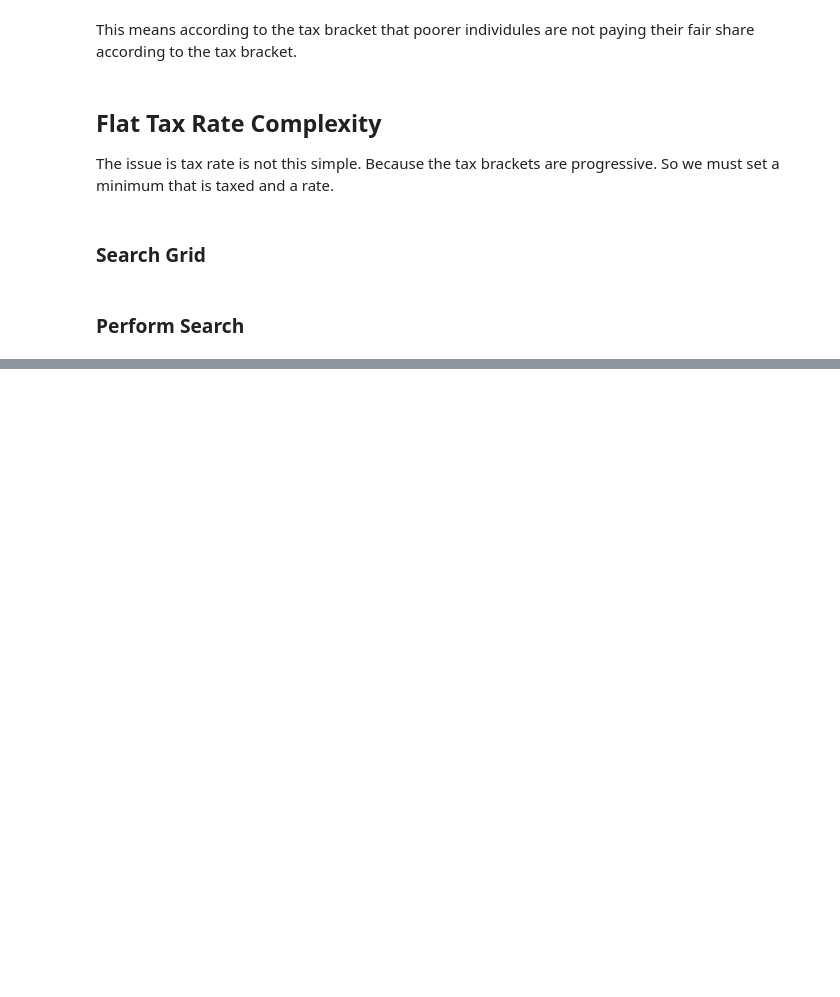
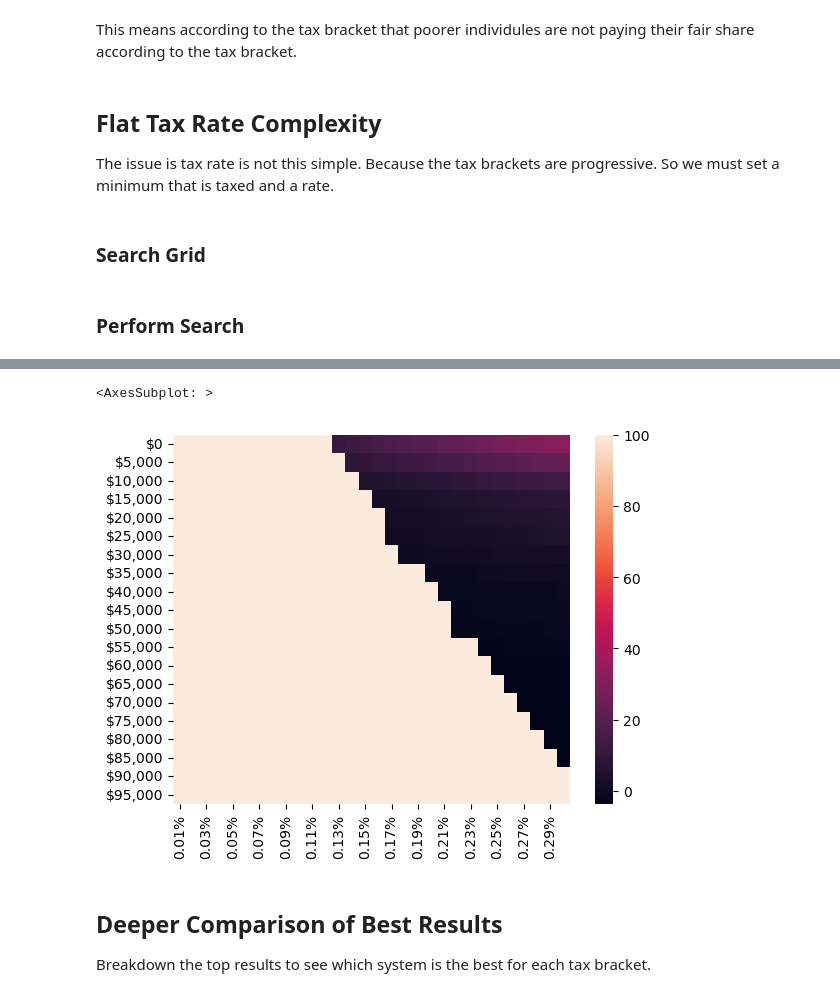
Before and after one commit to SellersEvan/flat-tax-implementation, a Jupyter notebook: FlatTaxRate.ipynb, the cells around one changed output, grey strips where cells are left out. Drawn from its saved outputs; the diff is of its cells as text; code cells hidden in the pictures; blank space fills up the shorter version.

```diff
--- a/FlatTaxRate.ipynb
+++ b/FlatTaxRate.ipynb
@@ -154,10 +155,10 @@ WEIGHTS = [2**6, 2**5, 2**4, 2**3, 2**2, 2]
 
 def scoreTaxSystemRevenue(rate, revenue):
     if toBillion(revenue * 1000) < 1609:
-        return 0
+        return 100
     diff  = rate - PAID_RATE
     wdiff = diff * WEIGHTS
-    return wdiff.sum()
+    return wdiff.sum() + toBillion(revenue * 1000) - 1609
 # %%
 def simulateTaxSystemRevenue(dataframe, minTaxable, rate):
     rate, revenue = taxSystemRevenue(dataframe, minTaxable, rate)
@@ -190,0 +213,8 @@ for indexTaxRate in range(len(TAX_RATE)):
+# %%
+sns.heatmap(grid)
+# %% [output]
+<AxesSubplot: >
+[figure, added]
+# %% [markdown]
+## Deeper Comparison of Best Results
+Breakdown the top results to see which system is the best for each tax bracket.
```
Also changed, not shown: parts of 12 cells of this notebook, 1 other file.
